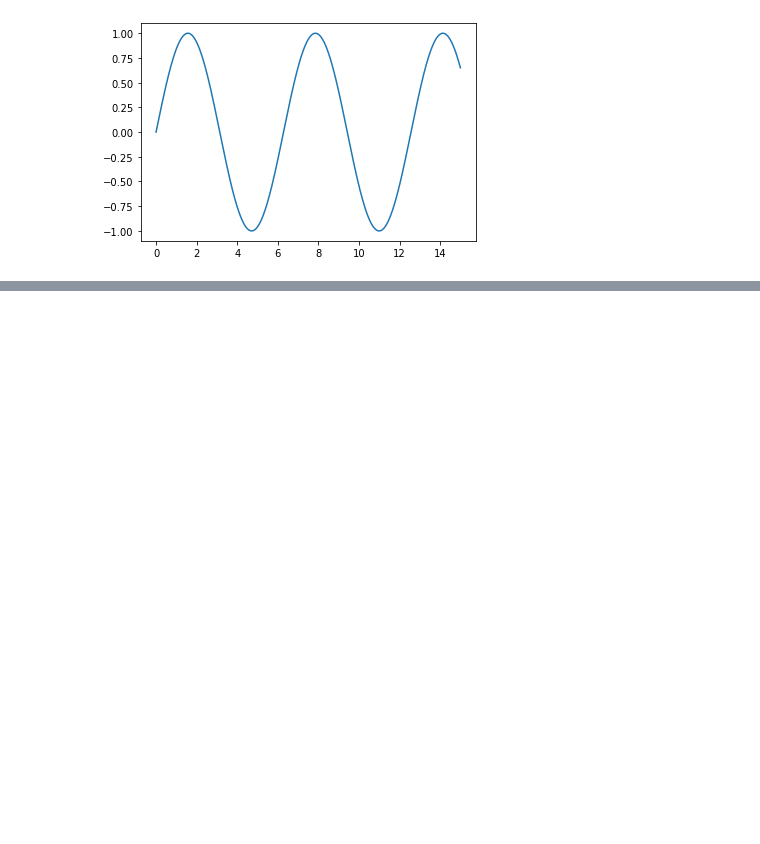
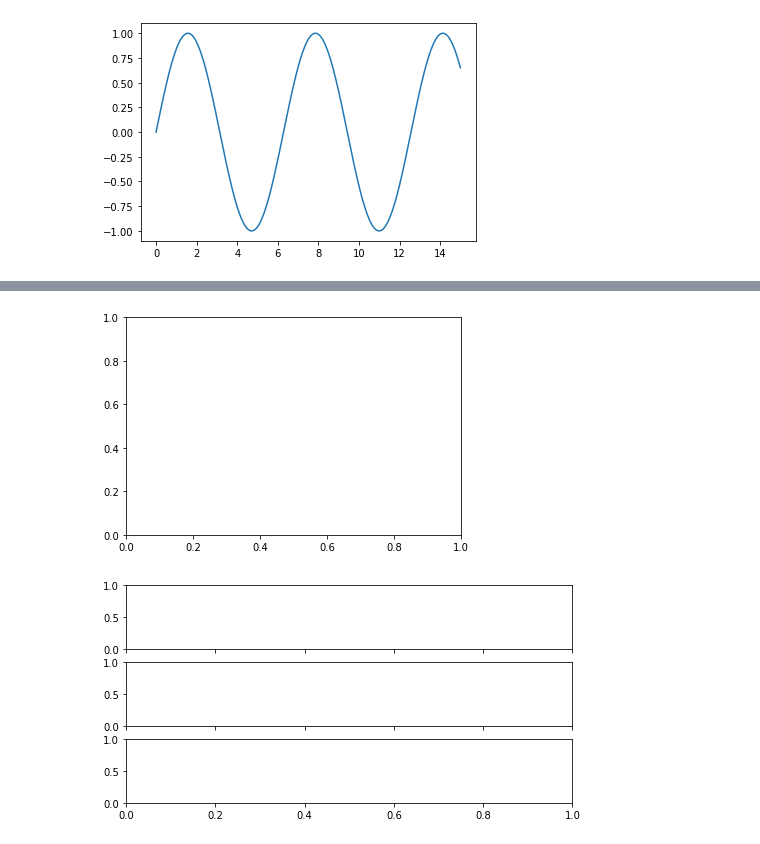
Before and after one commit to anjali88/Basic-ML-, a Jupyter notebook: Pushpanjali_Banik_Matplotlib.ipynb, the cells around one changed output, grey strips where cells are left out. Drawn from its saved outputs; the diff is of its cells as text; code cells hidden in the pictures; blank space fills up the shorter version.

```diff
--- a/Pushpanjali_Banik_Matplotlib.ipynb
+++ b/Pushpanjali_Banik_Matplotlib.ipynb
@@ -84,0 +96,8 @@ plt.plot(x,y) #line plot
+# %%
+#Excercise 2.3 UNDERSTANDING SUBPLOTS
+#generate subplots
+fig, ax = plt.subplots()
+fig, (ax1,ax2,ax3) = plt.subplots(nrows=3, ncols=1, sharex=True, figsize=(8,4))
+# %% [output]
+[figure, added]
+[figure, added]
```
Also changed, not shown: parts of 14 cells of this notebook.
